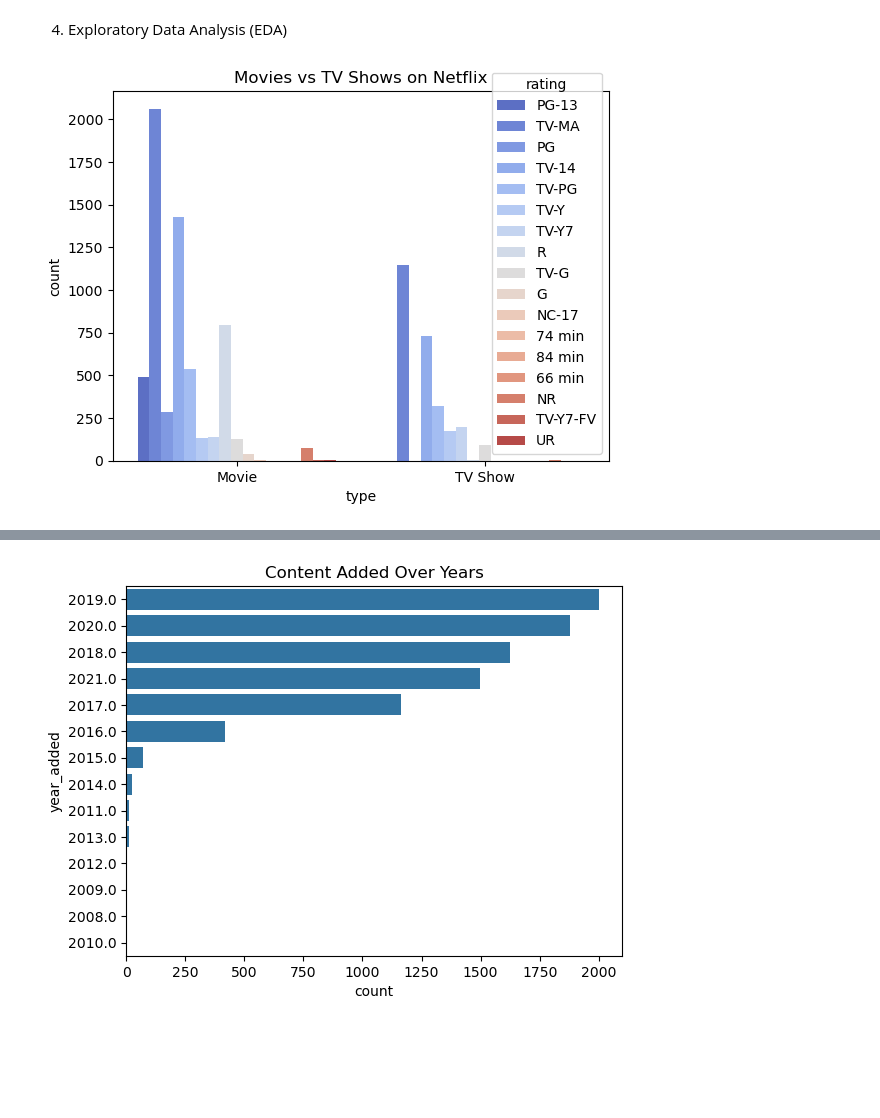
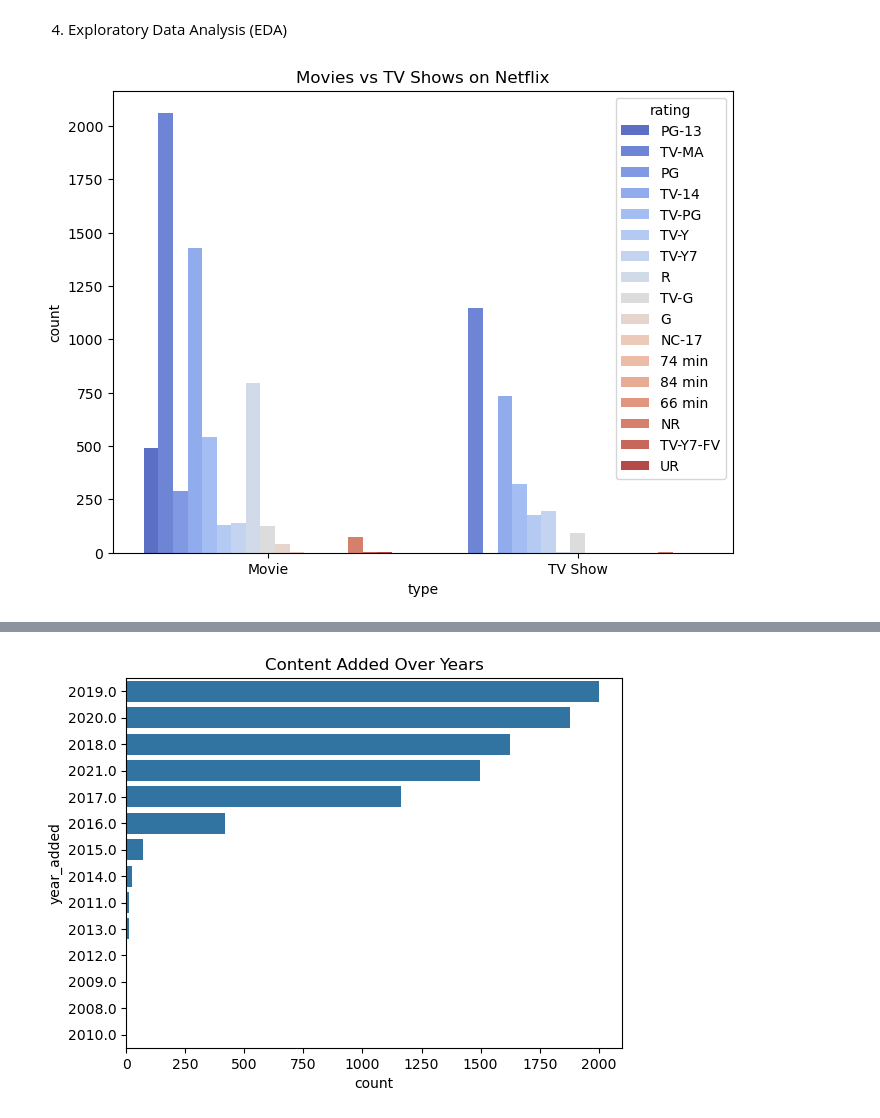
Before and after one commit to kartikey-kk/Netflix-Data-Analysis, a Jupyter notebook: Netflix_Analysis.ipynb, the cells around one changed output, grey strips where cells are left out. Cells and saved outputs as stored; diff of their text form; code cells hidden in the pictures; blank space fills up the shorter version.

Commit message:
Add complete Netflix Data Analysis project with images

```diff
--- a/Netflix_Analysis.ipynb
+++ b/Netflix_Analysis.ipynb
@@ -60,9 +60,10 @@ dtype: int64
 4. Exploratory Data Analysis (EDA)
 # %%
 # Total Movies vs TV Shows
+plt.figure(figsize=(8,6))
 sns.countplot(x='type', data=df, palette='coolwarm',hue='rating')
 plt.title('Movies vs TV Shows on Netflix')
 plt.show()
 # %% [output]
-[figure, old version]
+[figure, new version]
 # %%
```
Also changed, not shown: parts of 1 cell of this notebook, 5 other files.
